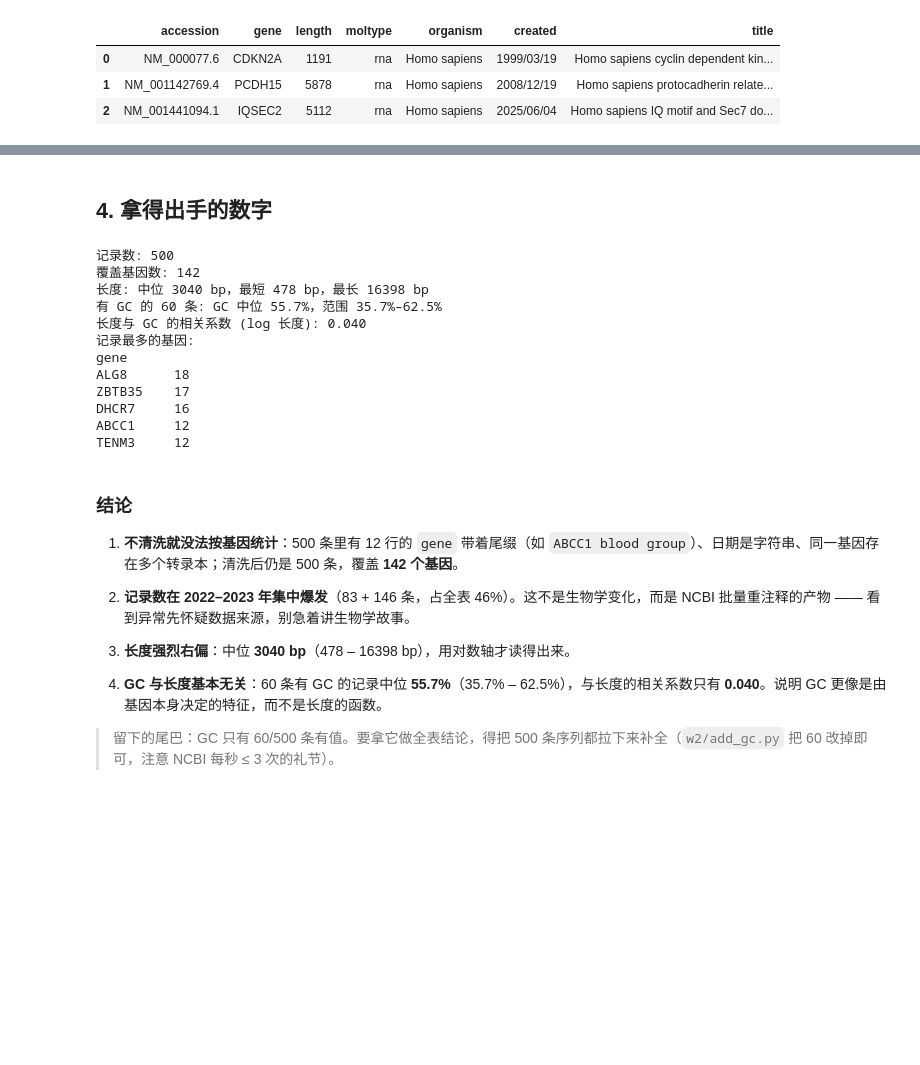
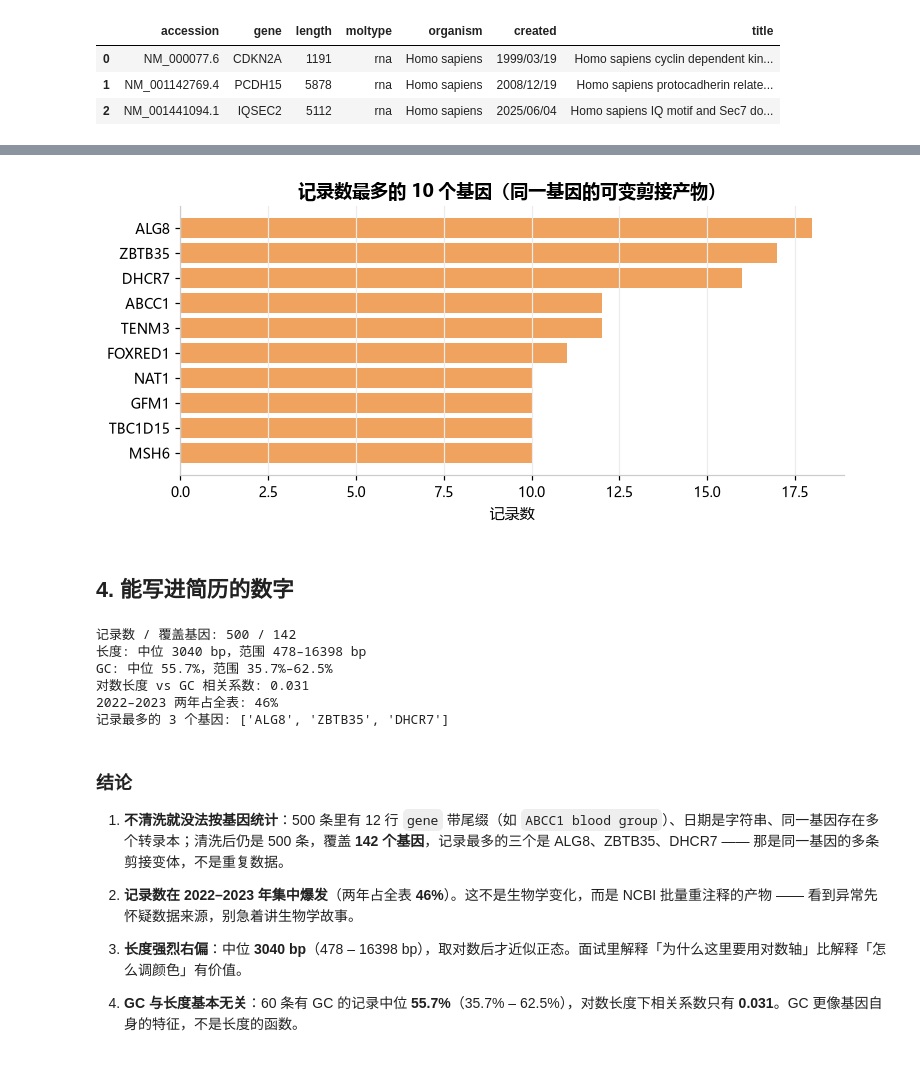
Before and after one commit to LXM-66/bio-ai-prep, a Jupyter notebook: w2/分析.ipynb, the cells around one changed output, grey strips where cells are left out. Saved outputs shown, nothing was run; the diff lists cells and outputs as text; code cells hidden in the pictures; blank space fills up the shorter version.

```diff
--- a/w2/分析.ipynb
+++ b/w2/分析.ipynb
@@ -109,36 +117,38 @@ plt.show()
+# %%
+top = df["gene"].value_counts().head(10)[::-1]
+
+fig, ax = plt.subplots(figsize=(7, 3.4))
+ax.barh(top.index, top.values, color=PALETTE[2])
+ax.set(title="记录数最多的 10 个基因（同一基因的可变剪接产物）", xlabel="记录数", ylabel="")
+ax.grid(axis="y", visible=False)
+save(fig, OUT / "fig4_top_genes.png")
+plt.show()
+# %% [output]
+[figure, added]
 # %% [markdown]
-## 4. 拿得出手的数字
+## 4. 能写进简历的数字
 # %%
-print("记录数:", len(df))
-print("覆盖基因数:", df["gene"].nunique())
-print("长度: 中位 %.0f bp，最短 %d bp，最长 %d bp" % (median_len, df["length"].min(), df["length"].max()))
-print("有 GC 的 %d 条: GC 中位 %.1f%%，范围 %.1f%%–%.1f%%"
-      % (len(sub), sub["gc"].median() * 100, sub["gc"].min() * 100, sub["gc"].max() * 100))
-print("长度与 GC 的相关系数 (log 长度): %.3f" % sub["length"].apply(lambda x: x ** 0.5).corr(sub["gc"]))
-print("记录最多的基因:")
-print(df["gene"].value_counts().head(5).to_string())
+peak = df["year"].isin([2022, 2023]).mean()
+print("记录数 / 覆盖基因:", len(df), "/", df["gene"].nunique())
+print("长度: 中位 %.0f bp，范围 %d–%d bp" % (median_len, df["length"].min(), df["length"].max()))
+print("GC: 中位 %.1f%%，范围 %.1f%%–%.1f%%" % (sub["gc"].median() * 100, sub["gc"].min() * 100, sub["gc"].max() * 100))
+print("对数长度 vs GC 相关系数: %.3f" % r)
+print("2022–2023 两年占全表: %.0f%%" % (peak * 100))
+print("记录最多的 3 个基因:", list(df["gene"].value_counts().head(3).index))
 # %% [output]
-记录数: 500
-覆盖基因数: 142
-长度: 中位 3040 bp，最短 478 bp，最长 16398 bp
-有 GC 的 60 条: GC 中位 55.7%，范围 35.7%–62.5%
-长度与 GC 的相关系数 (log 长度): 0.040
-记录最多的基因:
-gene
-ALG8      18
-ZBTB35    17
-DHCR7     16
-ABCC1     12
-TENM3     12
+记录数 / 覆盖基因: 500 / 142
+长度: 中位 3040 bp，范围 478–16398 bp
+GC: 中位 55.7%，范围 35.7%–62.5%
+对数长度 vs GC 相关系数: 0.031
+2022–2023 两年占全表: 46%
+记录最多的 3 个基因: ['ALG8', 'ZBTB35', 'DHCR7']
 # %% [markdown]
 ### 结论
 
-1. **不清洗就没法按基因统计**：500 条里有 12 行的 `gene` 带着尾缀（如 `ABCC1 blood group`）、日期是字符串、同一基因存在多个转录本；清洗后仍是 500 条，覆盖 **142 个基因**。
+1. **不清洗就没法按基因统计**：500 条里有 12 行 `gene` 带尾缀（如 `ABCC1 blood group`）、日期是字符串、同一基因存在多个转录本；清洗后仍是 500 条，覆盖 **142 个基因**，记录最多的三个是 ALG8、ZBTB35、DHCR7 —— 那是同一基因的多条剪接变体，不是重复数据。
 
-2. **记录数在 2022–2023 年集中爆发**（83 + 146 条，占全表 46%）。这不是生物学变化，而是 NCBI 批量重注释的产物 —— 看到异常先怀疑数据来源，别急着讲生物学故事。
+2. **记录数在 2022–2023 年集中爆发**（两年占全表 **46%**）。这不是生物学变化，而是 NCBI 批量重注释的产物 —— 看到异常先怀疑数据来源，别急着讲生物学故事。
 
-3. **长度强烈右偏**：中位 **3040 bp**（478 – 16398 bp），用对数轴才读得出来。
+3. **长度强烈右偏**：中位 **3040 bp**（478 – 16398 bp），取对数后才近似正态。面试里解释「为什么这里要用对数轴」比解释「怎么调颜色」有价值。
 
-4. **GC 与长度基本无关**：60 条有 GC 的记录中位 **55.7%**（35.7% – 62.5%），与长度的相关系数只有 **0.040**。说明 GC 更像是由基因本身决定的特征，而不是长度的函数。
-
-> 留下的尾巴：GC 只有 60/500 条有值。要拿它做全表结论，得把 500 条序列都拉下来补全（`w2/add_gc.py` 把 60 改掉即可，注意 NCBI 每秒 ≤ 3 次的礼节）。
+4. **GC 与长度基本无关**：60 条有 GC 的记录中位 **55.7%**（35.7% – 62.5%），对数长度下相关系数只有 **0.031**。GC 更像基因自身的特征，不是长度的函数。
```
Also changed, not shown: parts of 13 cells of this notebook, 4 other files.
